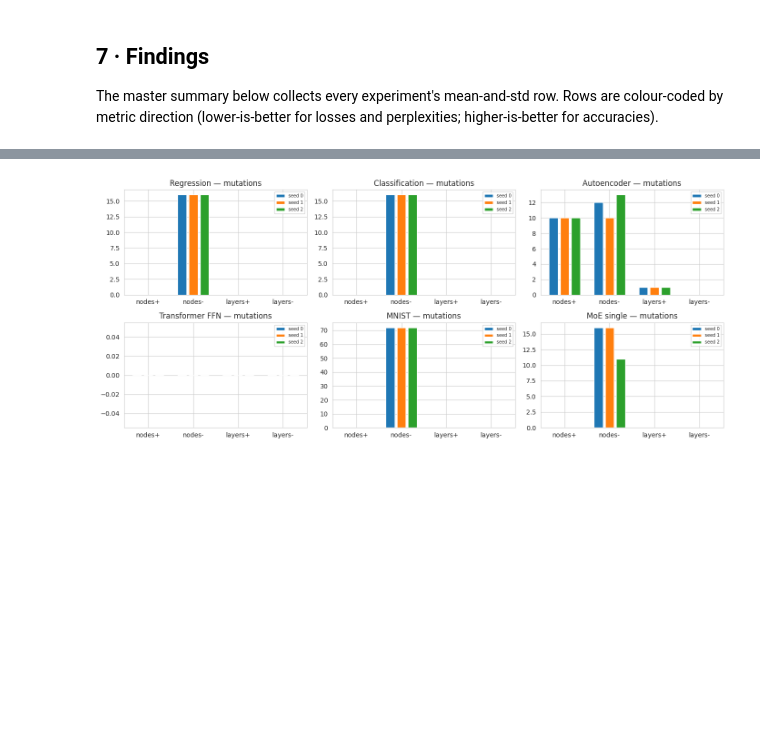
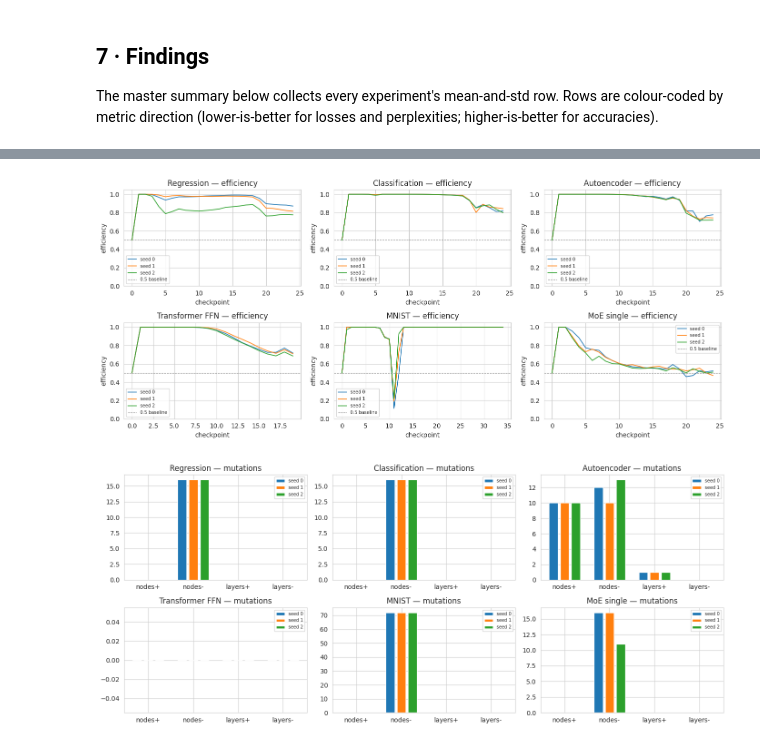
Before and after one commit to bn7ya/dynamic_nn, a Jupyter notebook: notebooks/beanchmark/notebook.ipynb, the cells around one changed output, grey strips where cells are left out. Drawn from its saved outputs; the diff is of its cells as text; code cells hidden in the pictures; blank space fills up the shorter version.

```diff
--- a/notebooks/beanchmark/notebook.ipynb
+++ b/notebooks/beanchmark/notebook.ipynb
@@ -1279 +1305,24 @@ plt.tight_layout(); plt.show()
+# %%
+# --- Efficiency evolution: one subplot per task, one line per seed ---
+def _eff_evo(key, ax, title):
+    pts = RESULTS.get(key, [])
+    if not pts: return
+    for i, p in enumerate(pts):
+        eh = p.get('eff_history', [])
+        if eh:
+            ax.plot(eh, label=f'seed {i}', linewidth=1.2)
+    ax.axhline(0.5, color='grey', linestyle='--', linewidth=0.8, label='0.5 baseline')
+    ax.set_ylim(0, 1.05); ax.set_xlabel('checkpoint'); ax.set_ylabel('efficiency')
+    ax.set_title(title); ax.legend(fontsize=7)
+
+fig, axs = plt.subplots(2, 3, figsize=(14, 6))
+_eff_evo('regression_pydnn',     axs[0,0], 'Regression — efficiency')
+_eff_evo('classification_pydnn', axs[0,1], 'Classification — efficiency')
+_eff_evo('autoencoder_pydnn',    axs[0,2], 'Autoencoder — efficiency')
+_eff_evo('transformer_dyn_ffn',  axs[1,0], 'Transformer FFN — efficiency')
+_eff_evo('mnist_pydnn',          axs[1,1], 'MNIST — efficiency')
+_eff_evo('moe_single_pydnn',     axs[1,2], 'MoE single — efficiency')
+plt.tight_layout(); plt.show()
+# %% [output]
+[figure, added]
 # %%
```
Also changed, not shown: parts of 15 cells of this notebook, 1 other file.
